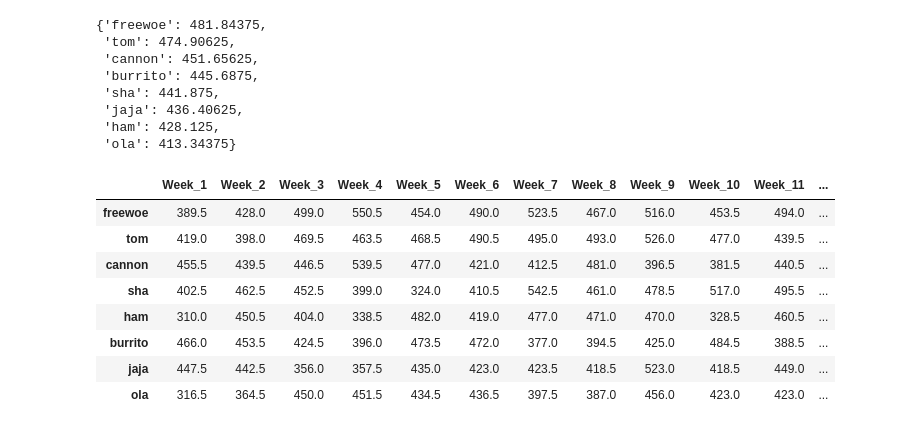
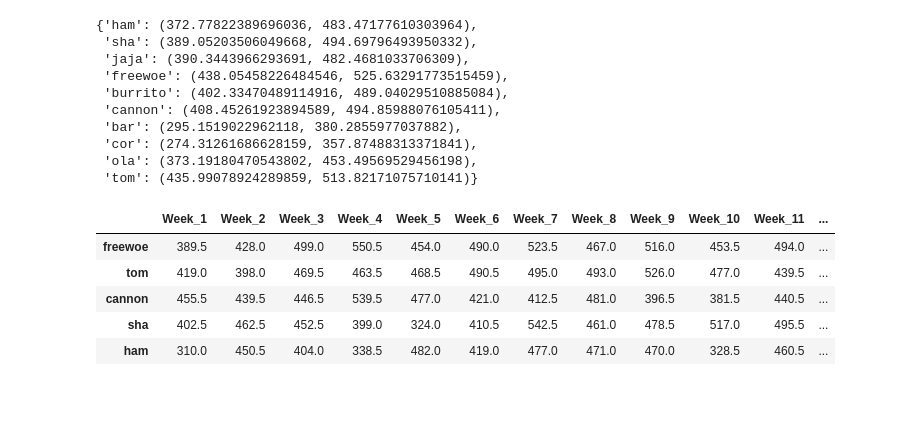
Before and after one commit to tford112/NBA-DS, a Jupyter notebook: Fantasy_Playoffs_2019_Szn.ipynb, the cells around one changed output. Cells and saved outputs as stored; diff of their text form; code cells hidden in the pictures; blank space fills up the shorter version.

```diff
--- a/Fantasy_Playoffs_2019_Szn.ipynb
+++ b/Fantasy_Playoffs_2019_Szn.ipynb
@@ -6,6 +6,7 @@ import math
 import matplotlib.pyplot as plt
 import matplotlib.cm as cm
 import seaborn as sns
+import itertools
 pd.options.mode.chained_assignment = None  # default='warn'
 
 tom = [419, 398, 469.5, 463.5, 468.5, 490.5, 495, 493, 526, 477, 439.5, 493.5, 426, 521, 547.5, 471]
@@ -16,10 +17,12 @@ jaja = [447.5, 442.5, 356, 357.5, 435, 423, 423.5, 418.5, 523, 418.5, 449, 546,
 cannon = [455.5, 439.5, 446.5, 539.5, 477, 421, 412.5, 481, 396.5, 381.5, 440.5, 435, 528, 450.5, 503.5, 418.5]
 sha = [402.5, 462.5, 452.5, 399, 324, 410.5, 542.5, 461, 478.5, 517, 495.5, 405, 378.5, 445.5, 444, 451.5]
 burrito = [466, 453.5, 424.5, 396, 473.5, 472, 377, 394.5, 425, 484.5, 388.5, 482, 456.5, 534.5, 411, 492]
+bar = [266,341, 344.5, 288, 373, 396, 270, 279.5, 367.5,346,400, 382.5, 369, 327, 343, 310.5,]
+cor = [361, 305.5, 242.5, 358.5, 346, 353, 352.5, 324, 328.5, 358.5, 292, 251, 283, 237, 344.5, 320]
 
 players = {"freewoe" : freewoe, "tom" : tom, "cannon": cannon,
 "sha" : sha, "ham": ham, "burrito" :burrito, "jaja" : jaja,
-"ola" : ola}
+"ola" : ola, "cor" : cor, "bar": bar}
 
 cols = ["Week_%s" % str(x) for x in range(1,17)]
 df = pd.DataFrame(data=list(players.values()), columns = cols, index=[i for i in players.keys()])
@@ -34,28 +37,34 @@ for player, stats in players.items():
 
 vols_sorted = dict(sorted(vols.items(), key = lambda vols: vols[1], reverse=True))
 means_sorted = dict(sorted(means.items(), key = lambda means: means[1], reverse= True))
-means_sorted
+
+range_sorted = vols_sorted.copy()
+
+for name, mean in means_sorted.items():
+    r = mean - range_sorted[name], mean + range_sorted[name]
+    range_sorted[name] = r
+
+range_sorted
 # %% [output]
-{'freewoe': 481.84375,
- 'tom': 474.90625,
- 'cannon': 451.65625,
- 'burrito': 445.6875,
- 'sha': 441.875,
- 'jaja': 436.40625,
- 'ham': 428.125,
- 'ola': 413.34375}
+{'ham': (372.77822389696036, 483.47177610303964),
+ 'sha': (389.05203506049668, 494.69796493950332),
+ 'jaja': (390.3443966293691, 482.4681033706309),
+ 'freewoe': (438.05458226484546, 525.63291773515459),
+ 'burrito': (402.33470489114916, 489.04029510885084),
+ 'cannon': (408.45261923894589, 494.85988076105411),
+ 'bar': (295.1519022962118, 380.2855977037882),
+ 'cor': (274.31261686628159, 357.87488313371841),
+ 'ola': (373.19180470543802, 453.49569529456198),
+ 'tom': (435.99078924289859, 513.82171075710141)}
 # %%
-df
+df.head()
 # %% [output]
 |  | Week_1 | Week_2 | Week_3 | Week_4 | Week_5 | Week_6 | Week_7 | Week_8 | Week_9 | Week_10 | Week_11 | ... |
 | freewoe | 389.5 | 428.0 | 499.0 | 550.5 | 454.0 | 490.0 | 523.5 | 467.0 | 516.0 | 453.5 | 494.0 | ... |
 | tom | 419.0 | 398.0 | 469.5 | 463.5 | 468.5 | 490.5 | 495.0 | 493.0 | 526.0 | 477.0 | 439.5 | ... |
 | cannon | 455.5 | 439.5 | 446.5 | 539.5 | 477.0 | 421.0 | 412.5 | 481.0 | 396.5 | 381.5 | 440.5 | ... |
 | sha | 402.5 | 462.5 | 452.5 | 399.0 | 324.0 | 410.5 | 542.5 | 461.0 | 478.5 | 517.0 | 495.5 | ... |
 | ham | 310.0 | 450.5 | 404.0 | 338.5 | 482.0 | 419.0 | 477.0 | 471.0 | 470.0 | 328.5 | 460.5 | ... |
-| burrito | 466.0 | 453.5 | 424.5 | 396.0 | 473.5 | 472.0 | 377.0 | 394.5 | 425.0 | 484.5 | 388.5 | ... |
-| jaja | 447.5 | 442.5 | 356.0 | 357.5 | 435.0 | 423.0 | 423.5 | 418.5 | 523.0 | 418.5 | 449.0 | ... |
-| ola | 316.5 | 364.5 | 450.0 | 451.5 | 434.5 | 436.5 | 397.5 | 387.0 | 456.0 | 423.0 | 423.0 | ... |
 # %%
 names = df.index.tolist()
 df["Player"] = names
```
Also changed, not shown: parts of 16 cells of this notebook.
